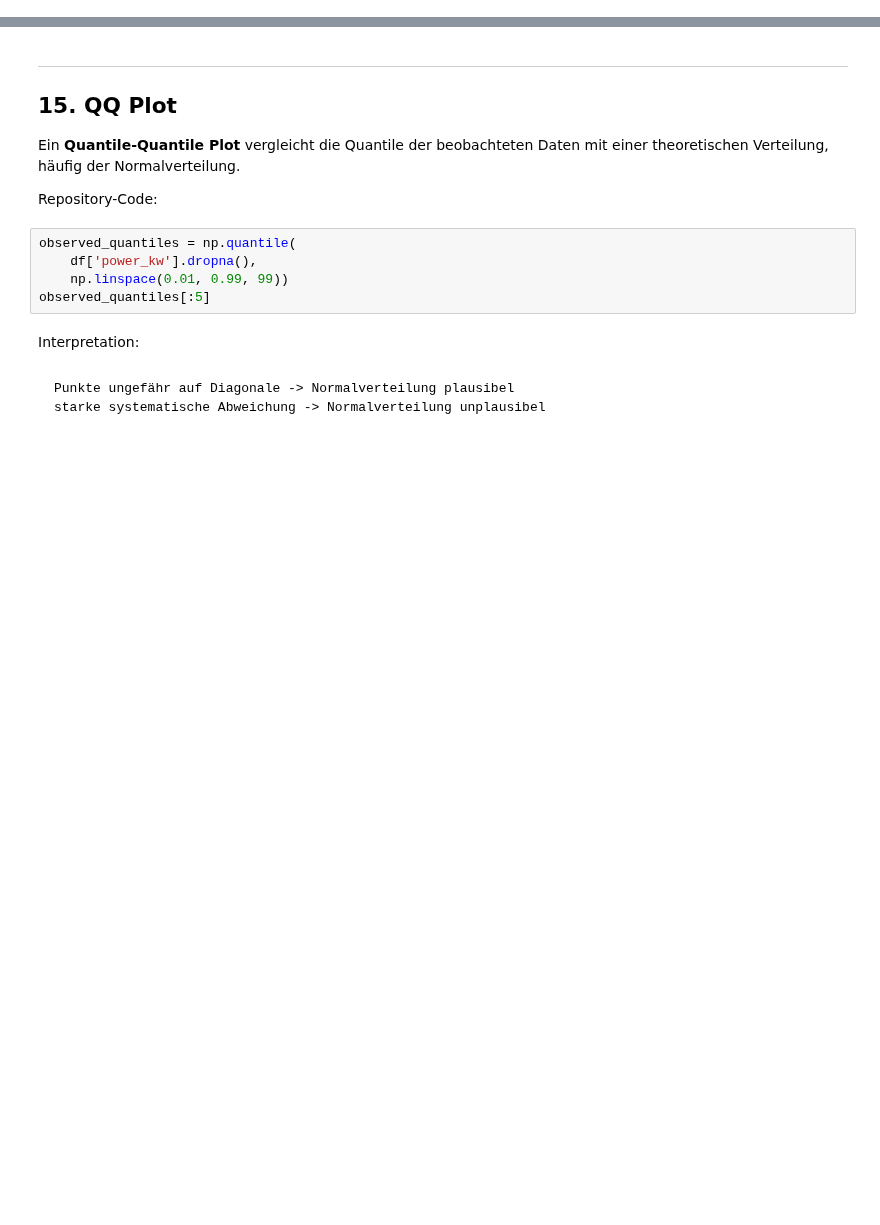
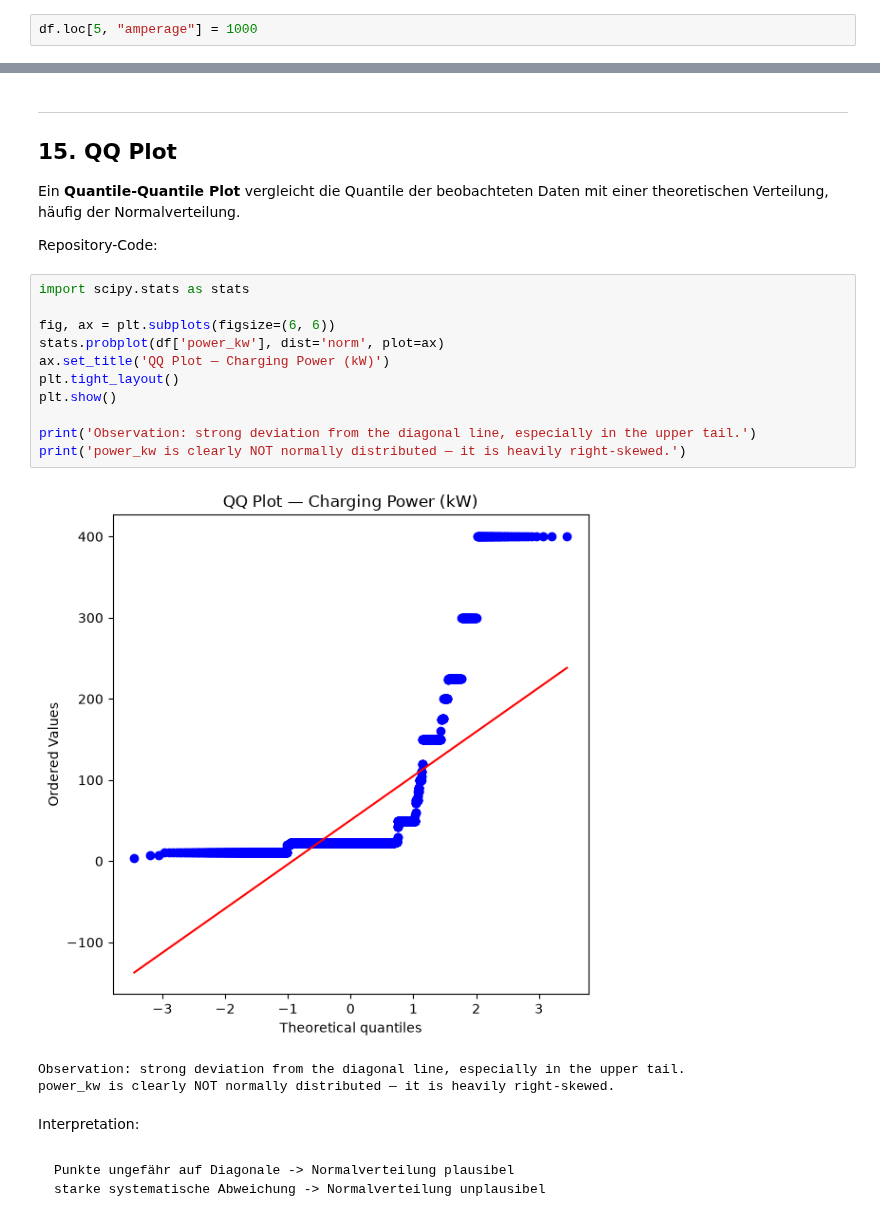
Before and after one commit to simonschmid30/DS_HS2026_LNW, a Jupyter notebook: Zusammenfassungen/Woche 5 – Explorative Datenanalyse.ipynb, the cells around one changed output, grey strips where cells are left out. Cells and saved outputs as stored; diff of their text form; blank space fills up the shorter version.

````diff
--- a/Zusammenfassungen/Woche 5 – Explorative Datenanalyse.ipynb
+++ b/Zusammenfassungen/Woche 5 – Explorative Datenanalyse.ipynb
@@ -154,3 +174,5 @@ df = df.drop(index=5).reset_index(drop=True)
+# %%
+df.loc[5, "amperage"] = 1000
 # %% [markdown]
 ```text
 0.25 -> Q1
@@ -452,10 +516,20 @@ Ein **Quantile-Quantile Plot** vergleicht die Quantile der beobachteten Daten mi
 
 Repository-Code:
 # %%
-observed_quantiles = np.quantile(
-    df['power_kw'].dropna(),
-    np.linspace(0.01, 0.99, 99))
-observed_quantiles[:5]
+import scipy.stats as stats
+
+fig, ax = plt.subplots(figsize=(6, 6))
+stats.probplot(df['power_kw'], dist='norm', plot=ax)
+ax.set_title('QQ Plot — Charging Power (kW)')
+plt.tight_layout()
+plt.show()
+
+print('Observation: strong deviation from the diagonal line, especially in the upper tail.')
+print('power_kw is clearly NOT normally distributed — it is heavily right-skewed.')
+# %% [output]
+[figure, added]
+Observation: strong deviation from the diagonal line, especially in the upper tail.
+power_kw is clearly NOT normally distributed — it is heavily right-skewed.
 # %% [markdown]
 Interpretation:
 # %% [markdown]
````
Also changed, not shown: parts of 22 cells of this notebook, 3 other files.
